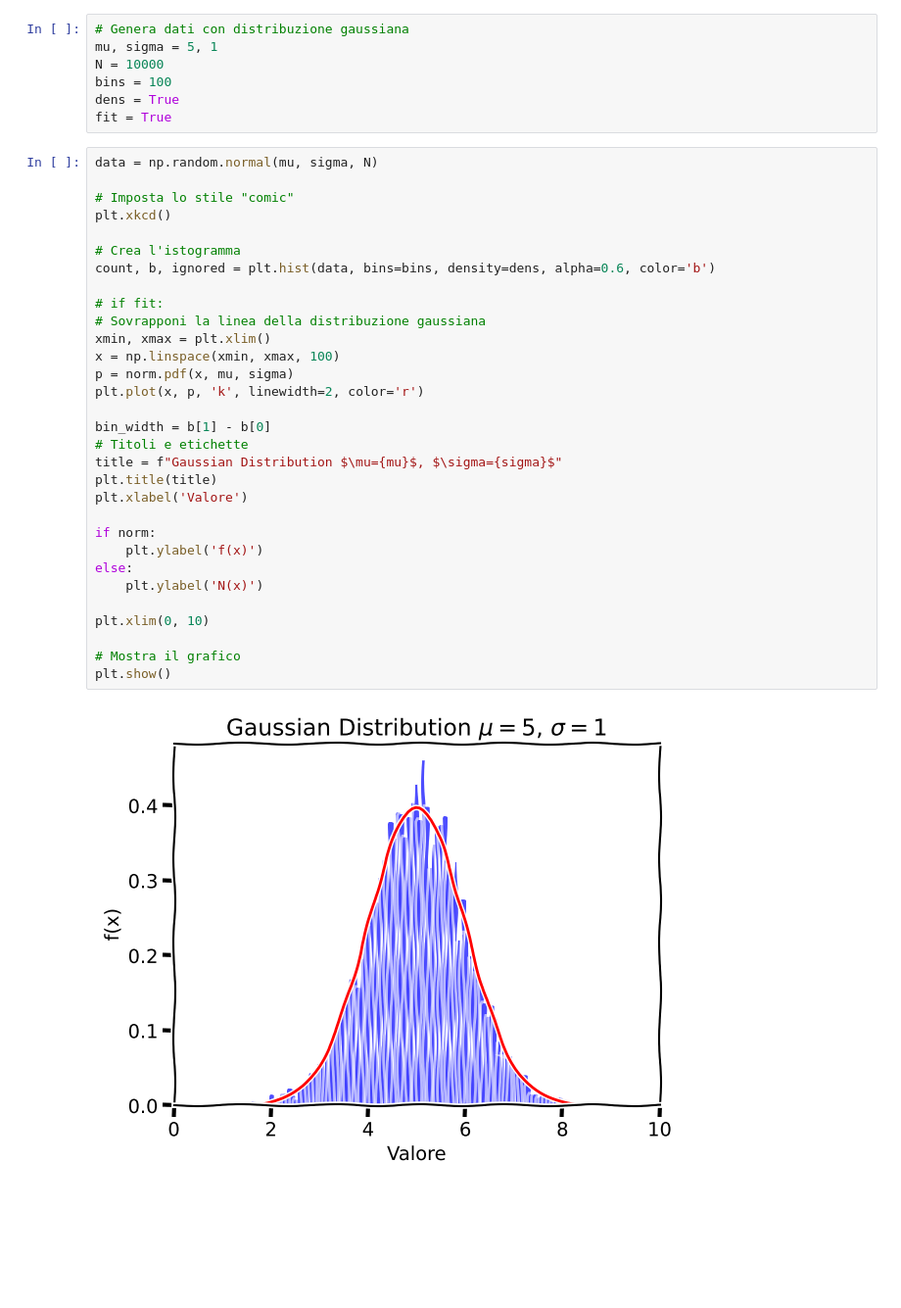
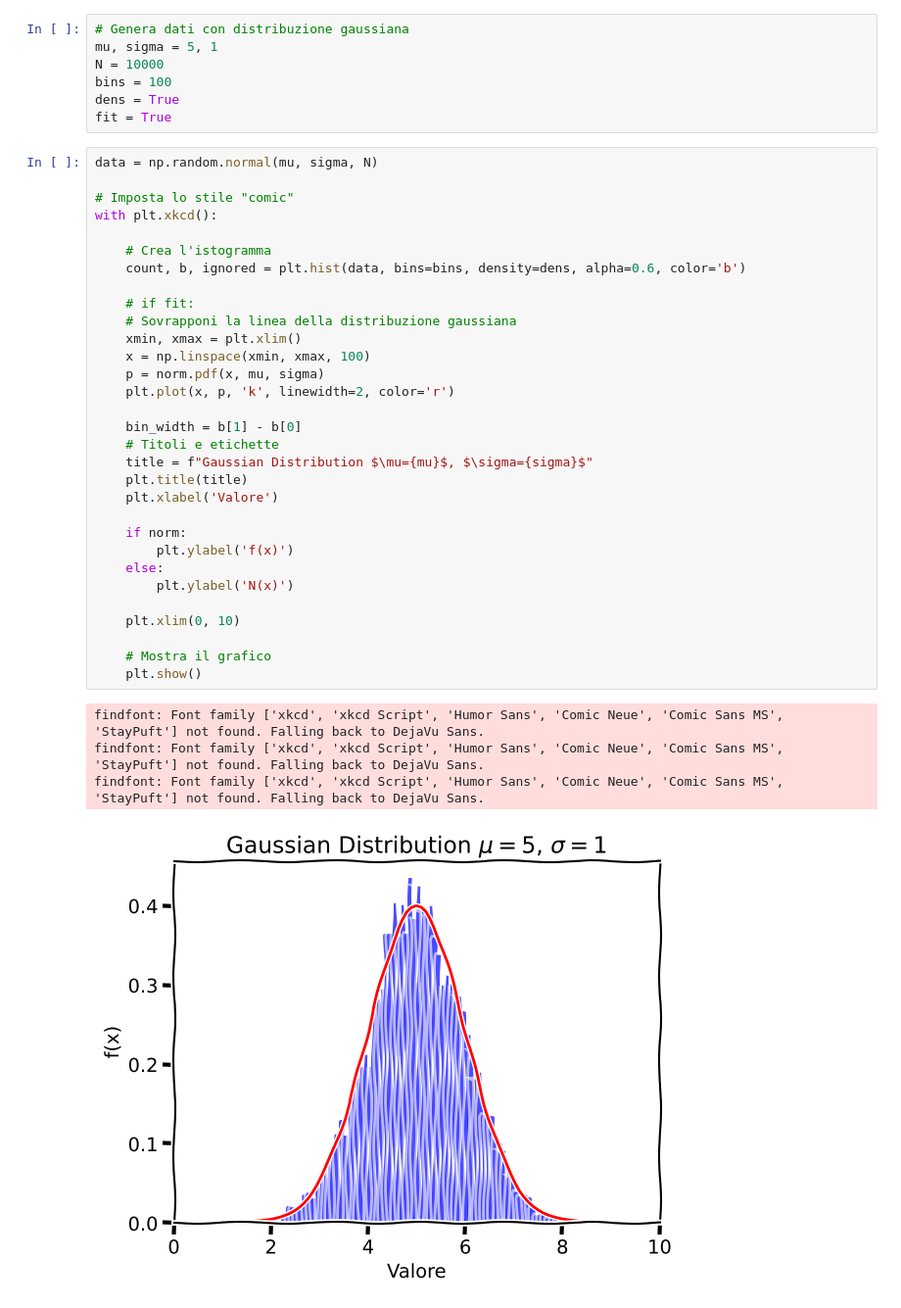
Before and after one commit to MrPiada/data-analysis-swiss-knife, a Jupyter notebook: notebooks/pdfs_plots.ipynb, the cells around one changed output. Shown at 98% size. Drawn from its saved outputs; the diff is of its cells as text; blank space fills up the shorter version.

```diff
--- a/notebooks/pdfs_plots.ipynb
+++ b/notebooks/pdfs_plots.ipynb
@@ -14,33 +14,36 @@ fit = True
 # %%
 data = np.random.normal(mu, sigma, N)
 
 # Imposta lo stile "comic"
-plt.xkcd()
+with plt.xkcd():
 
-# Crea l'istogramma
-count, b, ignored = plt.hist(data, bins=bins, density=dens, alpha=0.6, color='b')
+    # Crea l'istogramma
+    count, b, ignored = plt.hist(data, bins=bins, density=dens, alpha=0.6, color='b')
 
-# if fit:
-# Sovrapponi la linea della distribuzione gaussiana
-xmin, xmax = plt.xlim()
-x = np.linspace(xmin, xmax, 100)
-p = norm.pdf(x, mu, sigma)
-plt.plot(x, p, 'k', linewidth=2, color='r')
+    # if fit:
+    # Sovrapponi la linea della distribuzione gaussiana
+    xmin, xmax = plt.xlim()
+    x = np.linspace(xmin, xmax, 100)
+    p = norm.pdf(x, mu, sigma)
+    plt.plot(x, p, 'k', linewidth=2, color='r')
 
-bin_width = b[1] - b[0]
-# Titoli e etichette
-title = f"Gaussian Distribution $\mu={mu}$, $\sigma={sigma}$"
-plt.title(title)
-plt.xlabel('Valore')
+    bin_width = b[1] - b[0]
+    # Titoli e etichette
+    title = f"Gaussian Distribution $\mu={mu}$, $\sigma={sigma}$"
+    plt.title(title)
+    plt.xlabel('Valore')
 
-if norm:
-    plt.ylabel('f(x)')
-else:
-    plt.ylabel('N(x)')
+    if norm:
+        plt.ylabel('f(x)')
+    else:
+        plt.ylabel('N(x)')
 
-plt.xlim(0, 10)
+    plt.xlim(0, 10)
 
-# Mostra il grafico
-plt.show()
+    # Mostra il grafico
+    plt.show()
 # %% [output]
+findfont: Font family ['xkcd', 'xkcd Script', 'Humor Sans', 'Comic Neue', 'Comic Sans MS', 'StayPuft'] not found. Falling back to DejaVu Sans.
+findfont: Font family ['xkcd', 'xkcd Script', 'Humor Sans', 'Comic Neue', 'Comic Sans MS', 'StayPuft'] not found. Falling back to DejaVu Sans.
+findfont: Font family ['xkcd', 'xkcd Script', 'Humor Sans', 'Comic Neue', 'Comic Sans MS', 'StayPuft'] not found. Falling back to DejaVu Sans.
-[figure, old version]
+[figure, new version]
```
Also changed, not shown: parts of 7 cells of this notebook.
